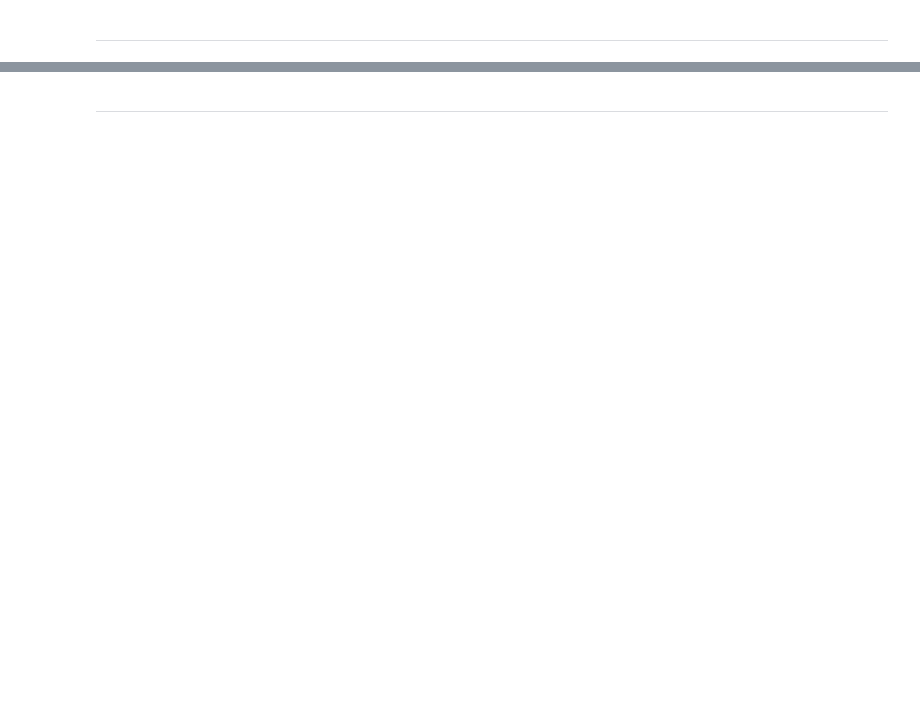
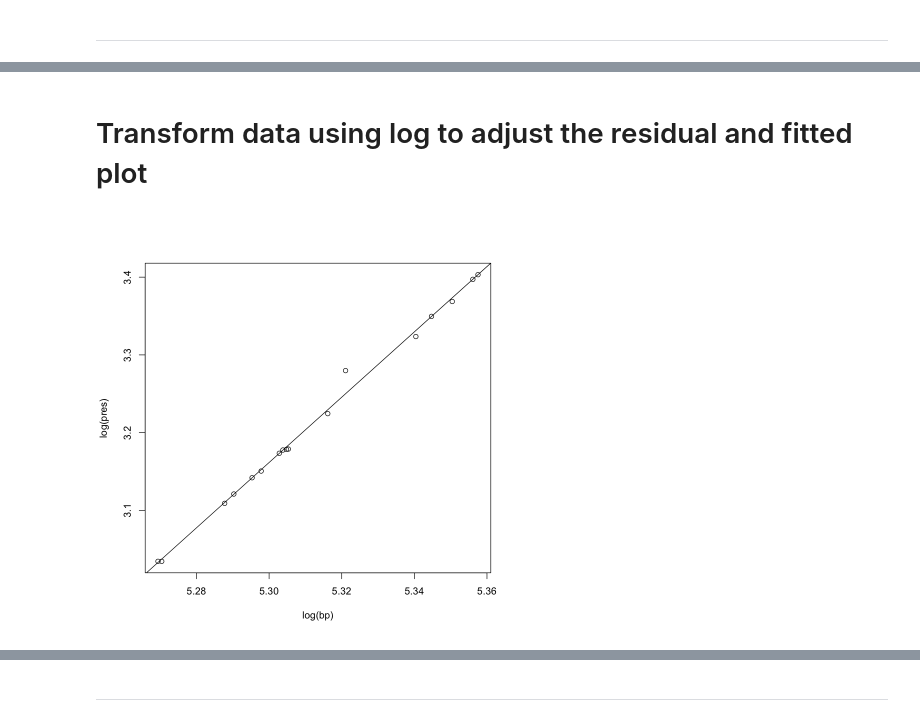
Before and after one commit to BitterScientist/bitterscientist.com, a Jupyter notebook: folders/inferetial_stats/projects/regression/simple_regression_residual_analysis.ipynb, the cells around one changed output, grey strips where cells are left out. Saved outputs shown, nothing was run; the diff lists cells and outputs as text; code cells hidden in the pictures; blank space fills up the shorter version.

```diff
--- a/folders/inferetial_stats/projects/regression/simple_regression_residual_analysis.ipynb
+++ b/folders/inferetial_stats/projects/regression/simple_regression_residual_analysis.ipynb
@@ -54,0 +124,10 @@ boxplot(grain.data$thiamin~grain.data$grain)
+# %%
+# Linear model on pressure and boiling water
+forbes.lm <- lm(pres~bp)
+
+# Residuals and fitted values
+forbes.res <- residuals(forbes.lm)
+forbes.fit <- fitted.values(forbes.lm)
+
+# Summary
+summary(forbes.lm)
@@ -54,0 +166,8 @@ boxplot(grain.data$thiamin~grain.data$grain)
+# %% [markdown]
+# Transform data using log to adjust the residual and fitted plot
+# %%
+# log transformation on both response and independent variable
+forbes.lm2 <- lm( log(pres) ~ log(bp) )
+plot( log(pres) ~ log(bp) ); abline(forbes.lm2)
+# %% [output]
+[figure, added]
```
Also changed, not shown: parts of 18 cells of this notebook, 12 other files.
